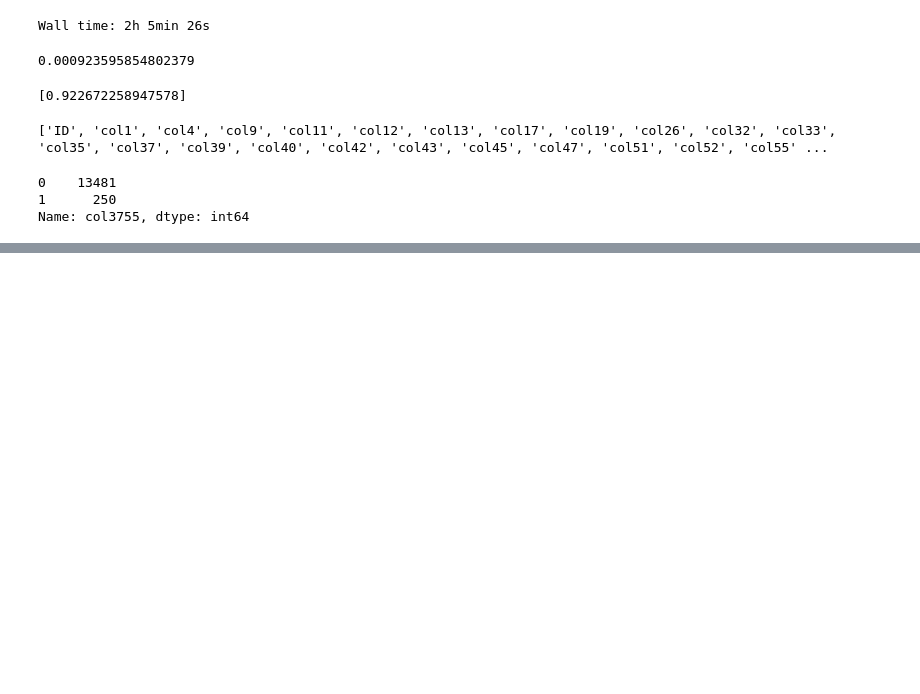
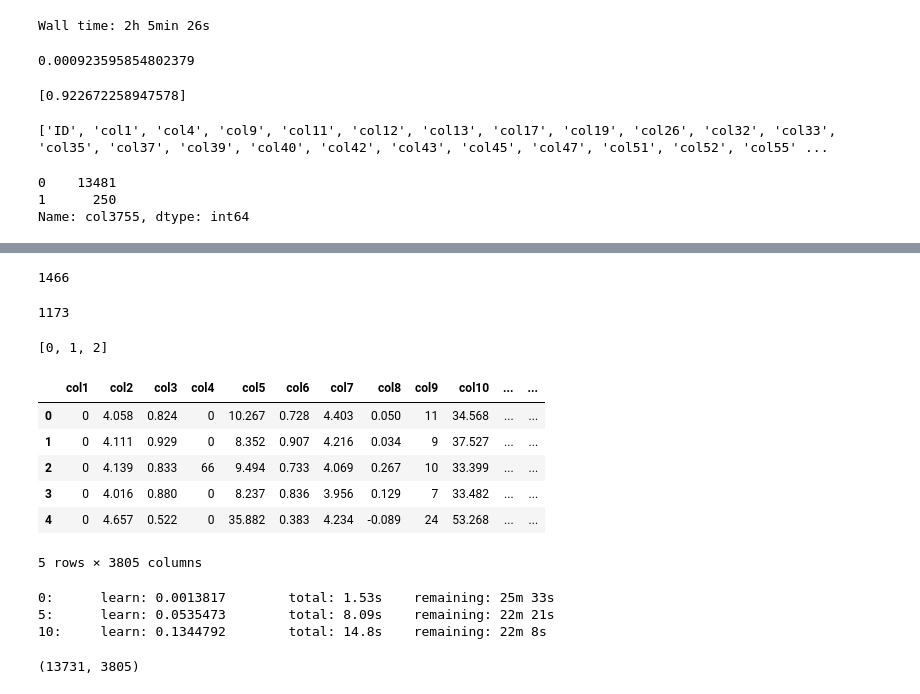
Before and after one commit to dobrinalexander/kaggle, a Jupyter notebook: Untitled.ipynb, the cells around one changed output, grey strips where cells are left out. Cells and saved outputs as stored; diff of their text form; code cells hidden in the pictures; blank space fills up the shorter version.

```diff
--- a/Untitled.ipynb
+++ b/Untitled.ipynb
@@ -159,3 +157,11 @@ train['col3755'].value_counts().sort_index()
 0    13481
 1      250
 Name: col3755, dtype: int64
+# %%
+import pandas as pd
+import numpy as np
+from sklearn.preprocessing import StandardScaler
+from sklearn.linear_model import LassoCV
+
+df = pd.read_csv('train.csv')
+df.head()
@@ -162,2 +176,18 @@ Name: col3755, dtype: int64
+# %%
+int_feature = df.select_dtypes(include=[np.int64]).columns
+len(int_feature)
+# %% [output]
+1466
+# %%
+cat_feature = [feature for feature in int_feature \
+               if len(df[feature].value_counts().sort_index().index.tolist()) ==\
+               df[feature].value_counts().sort_index().index.tolist()[-1]+1]
+len(cat_feature)
+# %% [output]
+1173
+# %%
+df[cat_feature[100]].value_counts().sort_index().index.tolist()
+# %% [output]
+[0, 1, 2]
 # %%
 from catboost import CatBoostRegressor
@@ -163,0 +199,13 @@ from catboost import CatBoostRegressor
+# %%
+y = df['Score']
+X = df.drop(columns=['ID', 'Score'])
+
+X.head()
+# %% [output]
+|  | col1 | col2 | col3 | col4 | col5 | col6 | col7 | col8 | col9 | col10 | ... | ... |
+| 0 | 0 | 4.058 | 0.824 | 0 | 10.267 | 0.728 | 4.403 | 0.050 | 11 | 34.568 | ... | ... |
+| 1 | 0 | 4.111 | 0.929 | 0 | 8.352 | 0.907 | 4.216 | 0.034 | 9 | 37.527 | ... | ... |
+| 2 | 0 | 4.139 | 0.833 | 66 | 9.494 | 0.733 | 4.069 | 0.267 | 10 | 33.399 | ... | ... |
+| 3 | 0 | 4.016 | 0.880 | 0 | 8.237 | 0.836 | 3.956 | 0.129 | 7 | 33.482 | ... | ... |
+| 4 | 0 | 4.657 | 0.522 | 0 | 35.882 | 0.383 | 4.234 | -0.089 | 24 | 53.268 | ... | ... |
+5 rows × 3805 columns
@@ -163,0 +214,10 @@ from catboost import CatBoostRegressor
+# %%
+cbr.fit(X,y)
+# %% [output]
+0:      learn: 0.0013817        total: 1.53s    remaining: 25m 33s
+5:      learn: 0.0535473        total: 8.09s    remaining: 22m 21s
+10:     learn: 0.1344792        total: 14.8s    remaining: 22m 8s
+# %%
+train_date.
+# %% [output]
+(13731, 3805)
```
Also changed, not shown: parts of 8 cells of this notebook.
